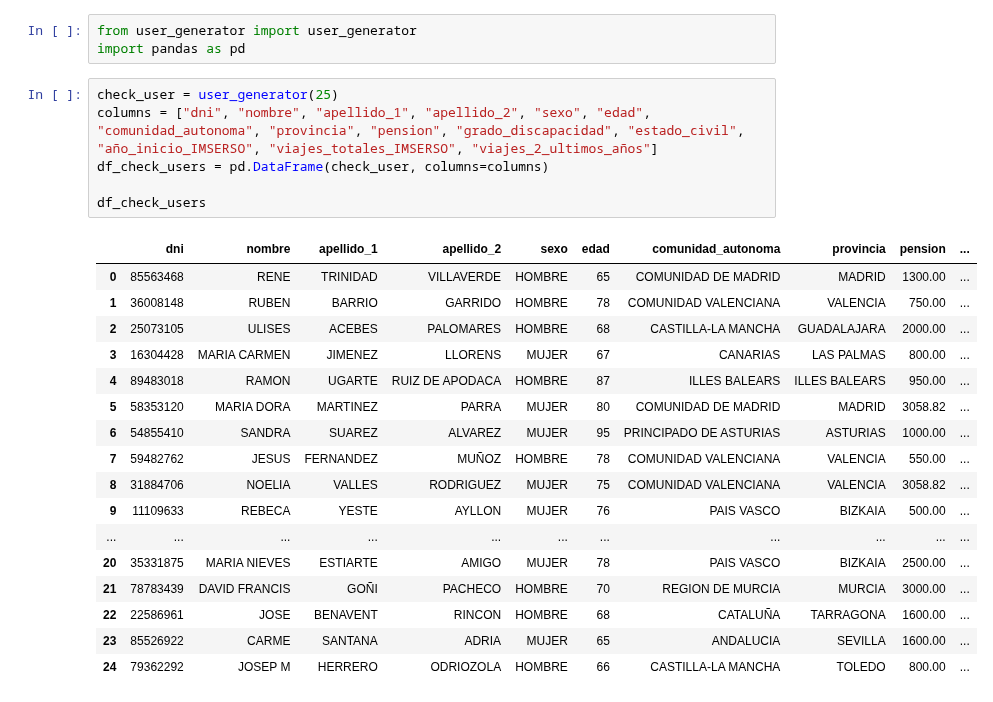
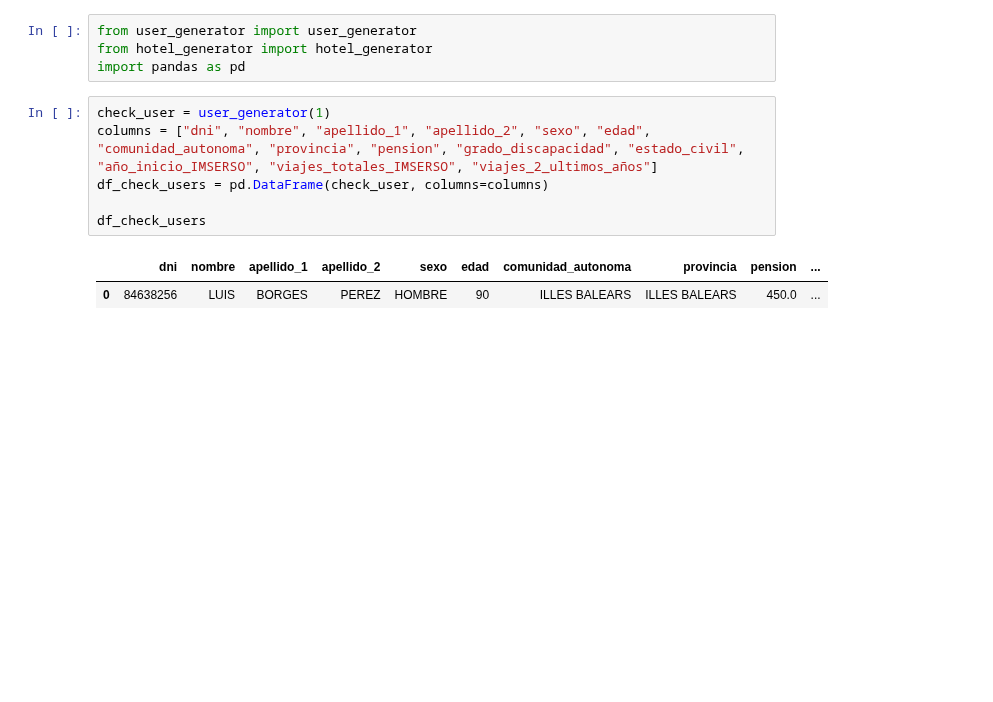
Before and after one commit to emartgo/MDA_DP1, a Jupyter notebook: db/db_visualisation.ipynb, the cells around one changed output. Drawn from its saved outputs; the diff is of its cells as text; blank space fills up the shorter version.

```diff
--- a/db/db_visualisation.ipynb
+++ b/db/db_visualisation.ipynb
@@ -1,27 +1,13 @@
 # %%
 from user_generator import user_generator
+from hotel_generator import hotel_generator
 import pandas as pd
 # %%
-check_user = user_generator(25)
+check_user = user_generator(1)
 columns = ["dni", "nombre", "apellido_1", "apellido_2", "sexo", "edad", "comunidad_autonoma", "provincia", "pension", "grado_discapacidad", "estado_civil", "año_inicio_IMSERSO", "viajes_totales_IMSERSO", "viajes_2_ultimos_años"]
 df_check_users = pd.DataFrame(check_user, columns=columns)
 
 df_check_users
 # %% [output]
 |  | dni | nombre | apellido_1 | apellido_2 | sexo | edad | comunidad_autonoma | provincia | pension | ... |
-| 0 | 85563468 | RENE | TRINIDAD | VILLAVERDE | HOMBRE | 65 | COMUNIDAD DE MADRID | MADRID | 1300.00 | ... |
-| 1 | 36008148 | RUBEN | BARRIO | GARRIDO | HOMBRE | 78 | COMUNIDAD VALENCIANA | VALENCIA | 750.00 | ... |
-| 2 | 25073105 | ULISES | ACEBES | PALOMARES | HOMBRE | 68 | CASTILLA-LA MANCHA | GUADALAJARA | 2000.00 | ... |
-| 3 | 16304428 | MARIA CARMEN | JIMENEZ | LLORENS | MUJER | 67 | CANARIAS | LAS PALMAS | 800.00 | ... |
-| 4 | 89483018 | RAMON | UGARTE | RUIZ DE APODACA | HOMBRE | 87 | ILLES BALEARS | ILLES BALEARS | 950.00 | ... |
-| 5 | 58353120 | MARIA DORA | MARTINEZ | PARRA | MUJER | 80 | COMUNIDAD DE MADRID | MADRID | 3058.82 | ... |
-| 6 | 54855410 | SANDRA | SUAREZ | ALVAREZ | MUJER | 95 | PRINCIPADO DE ASTURIAS | ASTURIAS | 1000.00 | ... |
-| 7 | 59482762 | JESUS | FERNANDEZ | MUÑOZ | HOMBRE | 78 | COMUNIDAD VALENCIANA | VALENCIA | 550.00 | ... |
-| 8 | 31884706 | NOELIA | VALLES | RODRIGUEZ | MUJER | 75 | COMUNIDAD VALENCIANA | VALENCIA | 3058.82 | ... |
-| 9 | 11109633 | REBECA | YESTE | AYLLON | MUJER | 76 | PAIS VASCO | BIZKAIA | 500.00 | ... |
-| ... | ... | ... | ... | ... | ... | ... | ... | ... | ... | ... |
-| 20 | 35331875 | MARIA NIEVES | ESTIARTE | AMIGO | MUJER | 78 | PAIS VASCO | BIZKAIA | 2500.00 | ... |
-| 21 | 78783439 | DAVID FRANCIS | GOÑI | PACHECO | HOMBRE | 70 | REGION DE MURCIA | MURCIA | 3000.00 | ... |
-| 22 | 22586961 | JOSE | BENAVENT | RINCON | HOMBRE | 68 | CATALUÑA | TARRAGONA | 1600.00 | ... |
-| 23 | 85526922 | CARME | SANTANA | ADRIA | MUJER | 65 | ANDALUCIA | SEVILLA | 1600.00 | ... |
-| 24 | 79362292 | JOSEP M | HERRERO | ODRIOZOLA | HOMBRE | 66 | CASTILLA-LA MANCHA | TOLEDO | 800.00 | ... |
+| 0 | 84638256 | LUIS | BORGES | PEREZ | HOMBRE | 90 | ILLES BALEARS | ILLES BALEARS | 450.0 | ... |
```
Also changed, not shown: parts of 1 cell of this notebook, 1 other file.
